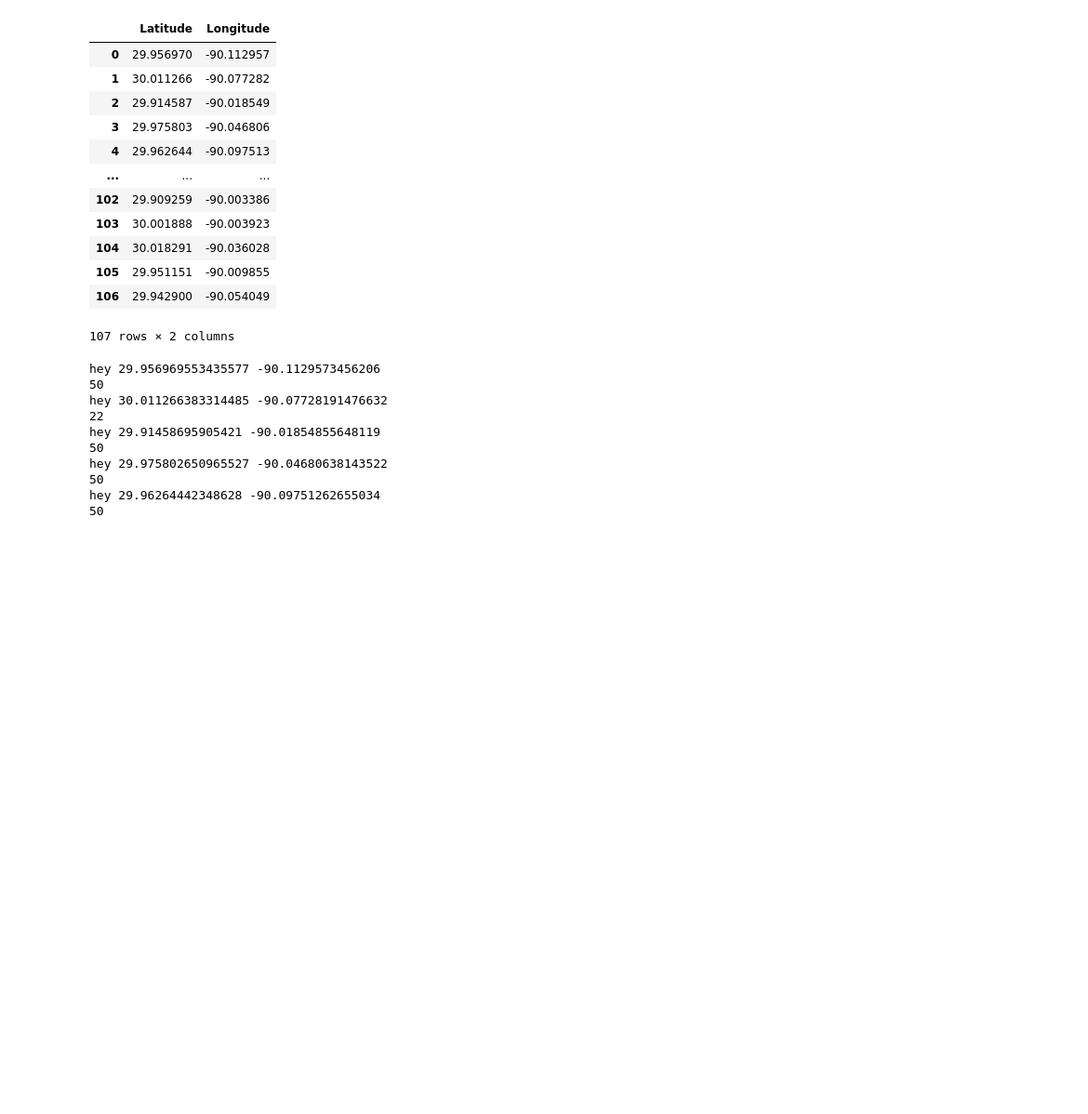
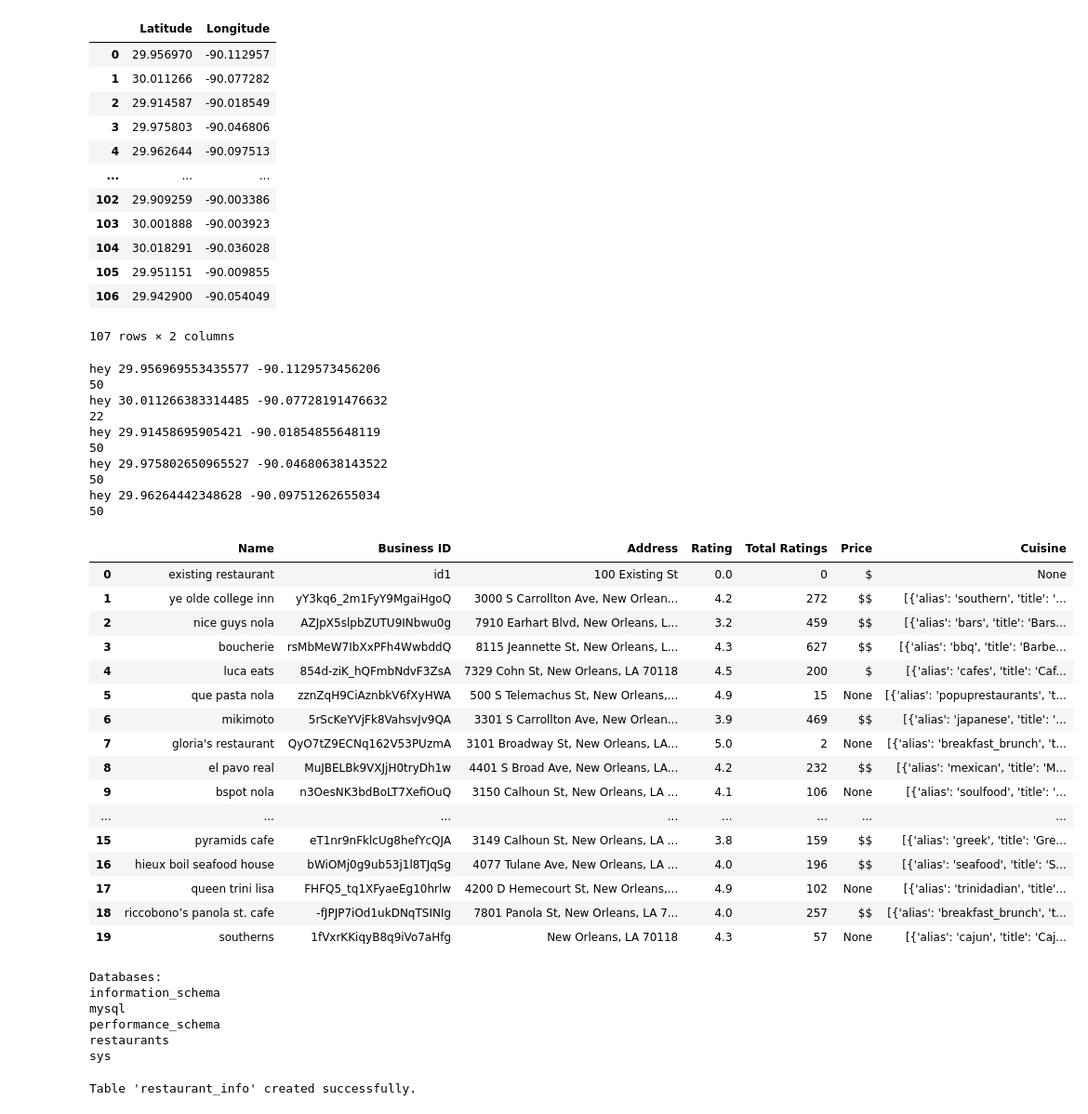
Before and after one commit to petersapountzis/restaurant-vibez, a Jupyter notebook: backend/collection/yelpScrape.ipynb, the cells around one changed output. Shown: that part at 93% size. Saved outputs shown, nothing was run; the diff lists cells and outputs as text; code cells hidden in the pictures; blank space fills up the shorter version.

```diff
--- a/backend/collection/yelpScrape.ipynb
+++ b/backend/collection/yelpScrape.ipynb
@@ -105,3 +107,23 @@ hey 29.975802650965527 -90.04680638143522
 50
 hey 29.96264442348628 -90.09751262655034
 50
+# %%
+combined_df.head(n=20)
+# %% [output]
+|  | Name | Business ID | Address | Rating | Total Ratings | Price | Cuisine |
+| 0 | existing restaurant | id1 | 100 Existing St | 0.0 | 0 | $ | None |
+| 1 | ye olde college inn | yY3kq6_2m1FyY9MgaiHgoQ | 3000 S Carrollton Ave, New Orlean... | 4.2 | 272 | $$ | [{'alias': 'southern', 'title': '... |
+| 2 | nice guys nola | AZJpX5slpbZUTU9INbwu0g | 7910 Earhart Blvd, New Orleans, L... | 3.2 | 459 | $$ | [{'alias': 'bars', 'title': 'Bars... |
+| 3 | boucherie | rsMbMeW7IbXxPFh4WwbddQ | 8115 Jeannette St, New Orleans, L... | 4.3 | 627 | $$ | [{'alias': 'bbq', 'title': 'Barbe... |
+| 4 | luca eats | 854d-ziK_hQFmbNdvF3ZsA | 7329 Cohn St, New Orleans, LA 70118 | 4.5 | 200 | $ | [{'alias': 'cafes', 'title': 'Caf... |
+| 5 | que pasta nola | zznZqH9CiAznbkV6fXyHWA | 500 S Telemachus St, New Orleans,... | 4.9 | 15 | None | [{'alias': 'popuprestaurants', 't... |
+| 6 | mikimoto | 5rScKeYVjFk8VahsvJv9QA | 3301 S Carrollton Ave, New Orlean... | 3.9 | 469 | $$ | [{'alias': 'japanese', 'title': '... |
+| 7 | gloria's restaurant | QyO7tZ9ECNq162V53PUzmA | 3101 Broadway St, New Orleans, LA... | 5.0 | 2 | None | [{'alias': 'breakfast_brunch', 't... |
+| 8 | el pavo real | MuJBELBk9VXJjH0tryDh1w | 4401 S Broad Ave, New Orleans, LA... | 4.2 | 232 | $$ | [{'alias': 'mexican', 'title': 'M... |
+| 9 | bspot nola | n3OesNK3bdBoLT7XefiOuQ | 3150 Calhoun St, New Orleans, LA ... | 4.1 | 106 | None | [{'alias': 'soulfood', 'title': '... |
+| ... | ... | ... | ... | ... | ... | ... | ... |
+| 15 | pyramids cafe | eT1nr9nFklcUg8hefYcQJA | 3149 Calhoun St, New Orleans, LA ... | 3.8 | 159 | $$ | [{'alias': 'greek', 'title': 'Gre... |
+| 16 | hieux boil seafood house | bWiOMj0g9ub53j1l8TJqSg | 4077 Tulane Ave, New Orleans, LA ... | 4.0 | 196 | $$ | [{'alias': 'seafood', 'title': 'S... |
+| 17 | queen trini lisa | FHFQ5_tq1XFyaeEg10hrlw | 4200 D Hemecourt St, New Orleans,... | 4.9 | 102 | None | [{'alias': 'trinidadian', 'title'... |
+| 18 | riccobono’s panola st. cafe | -fJPJP7iOd1ukDNqTSINIg | 7801 Panola St, New Orleans, LA 7... | 4.0 | 257 | $$ | [{'alias': 'breakfast_brunch', 't... |
+| 19 | southerns | 1fVxrKKiqyB8q9iVo7aHfg | New Orleans, LA 70118 | 4.3 | 57 | None | [{'alias': 'cajun', 'title': 'Caj... |
@@ -108,3 +134,54 @@ hey 29.96264442348628 -90.09751262655034
+# %%
+import pymysql
+
+# Database connection details
+host = "vibez-database1-instance-1.c74gs48gc437.us-east-1.rds.amazonaws.com"
+port = 3306
+dbname = "restaurants"
+user = "admin"
+password = "Banker2b!"
+
+
+    # Establish a connection to the database
+conn = pymysql.connect(host=host, user=user, port=port, password=password, database=dbname)
+
+# Create a cursor object to interact with the database
+cursor = conn.cursor()
+
+# Execute the SQL query to get the list of databases
+cursor.execute("SHOW DATABASES;")
+
+# Fetch all the results
+databases = cursor.fetchall()
+
+# Print out the databases
+print("Databases:")
+for db in databases:
+    print(db[0])
+# %% [output]
+Databases:
+information_schema
+mysql
+performance_schema
+restaurants
+sys
+# %%
+create_table_query = """
+    CREATE TABLE IF NOT EXISTS restaurant_info (
+        name VARCHAR(255),
+        business_id VARCHAR(255),
+        address VARCHAR(255),
+        rating FLOAT,
+        total_ratings INT,
+        price VARCHAR(10),
+        cuisine TEXT
+    );
+    """
+cursor.execute(create_table_query)
+conn.commit()
+print("Table 'restaurant_info' created successfully.")
+# %% [output]
+Table 'restaurant_info' created successfully.
 # %%
 combined_df
 # %% [output]
```
Also changed, not shown: parts of 12 cells of this notebook, 1 other file.
